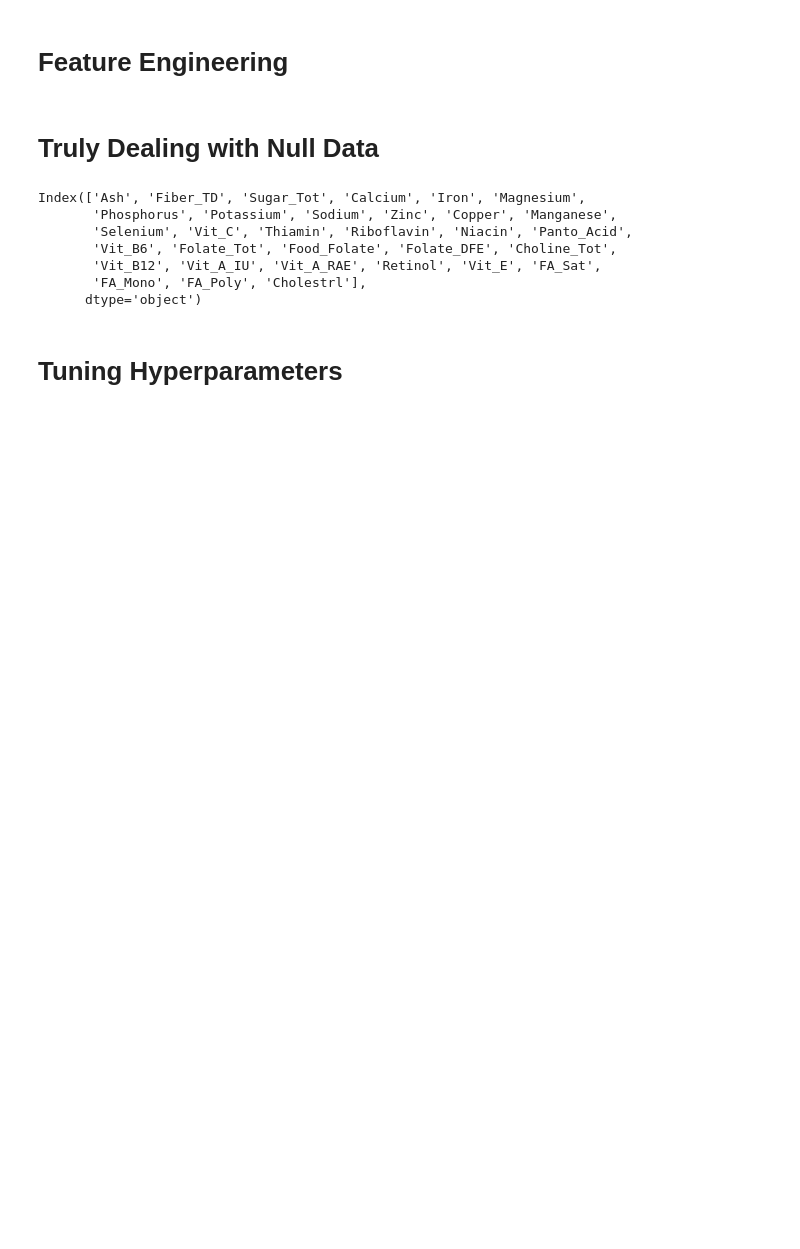
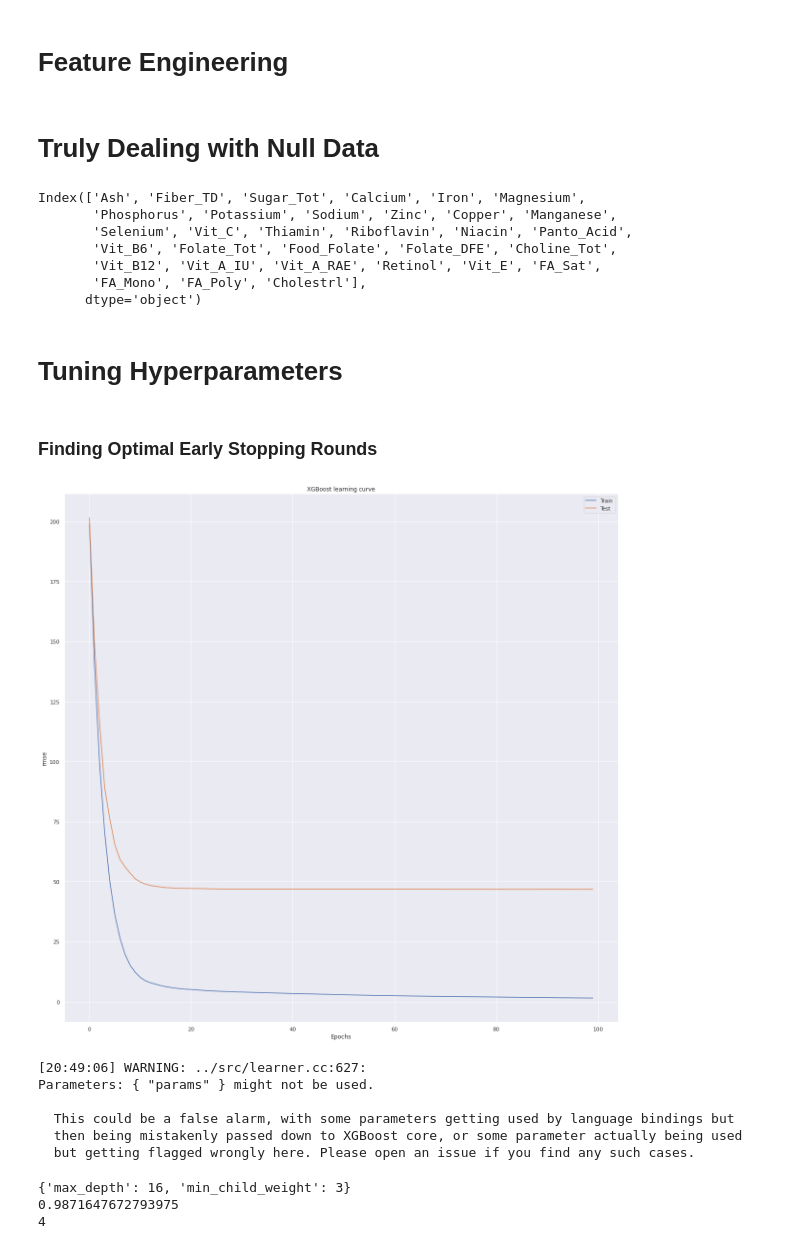
Before and after one commit to jbalda8/zotec_assessment, a Jupyter notebook: zotec_assessment.ipynb, the cells around one changed output. Drawn from its saved outputs; the diff is of its cells as text; code cells hidden in the pictures; blank space fills up the shorter version.

```diff
--- a/zotec_assessment.ipynb
+++ b/zotec_assessment.ipynb
@@ -278,5 +283,42 @@ for col in df_null_columns:
+# %%
+for col in df_prep:
+    try:
+        df_prep[col] = df_prep[col].round(2)
+    except:
+        pass
+# %%
+df_prep_x = df_prep.drop(labels='Energ_Kcal', axis=1)
+df_prep_y = df_prep['Energ_Kcal']
 # %% [markdown]
 # Tuning Hyperparameters
+# %% [markdown]
+### Finding Optimal Early Stopping Rounds
+# %%
+# https://practicaldatascience.co.uk/machine-learning/how-to-avoid-model-overfitting-with-early-stopping-rounds
+
+X_train, X_test, y_train, y_test = train_test_split(df_prep_x, df_prep_y, test_size=0.3, random_state=0)
+# %%
+eval_set = [(X_train, y_train), (X_test, y_test)]
+model.fit(X_train,
+          y_train,
+          eval_metric="rmse",
+          eval_set=eval_set,
+          verbose=False)
+results = model.evals_result()
+# %%
+epochs = len(results['validation_0']['rmse'])
+x_axis = range(0, epochs)
+
+fig, ax = plt.subplots()
+ax.plot(x_axis, results['validation_0']['rmse'], label='Train')
+ax.plot(x_axis, results['validation_1']['rmse'], label='Test')
+ax.legend()
+plt.xlabel('Epochs')
+plt.ylabel('rmse')
+plt.title('XGBoost learning curve')
+plt.show()
+# %% [output]
+[figure, added]
 # %%
 from sklearn.model_selection import train_test_split
 from sklearn.model_selection import cross_validate
@@ -320,0 +383,27 @@ class tuneHyperParams(object):
+# %%
+params_test1 = {
+    'max_depth': range(15, 22, 1),
+    'min_child_weight': range(1,6,1)
+}
+
+params_set1 = {
+    'learning_rate': 0.1,
+    'max_depth': 20
+}
+
+[grid_result, X_train, X_test, y_train, y_test, best_k] = tuneXGBoost(params_set1, params_test1)
+# %% [output]
+[20:49:06] WARNING: ../src/learner.cc:627:
+Parameters: { "params" } might not be used.
+
+  This could be a false alarm, with some parameters getting used by language bindings but
+  then being mistakenly passed down to XGBoost core, or some parameter actually being used
+  but getting flagged wrongly here. Please open an issue if you find any such cases.
+# %%
+print(grid_result.best_params_)
+print(grid_result.best_score_)
+print(best_k)
+# %% [output]
+{'max_depth': 16, 'min_child_weight': 3}
+0.9871647672793975
+4
```
Also changed, not shown: parts of 7 cells of this notebook.
